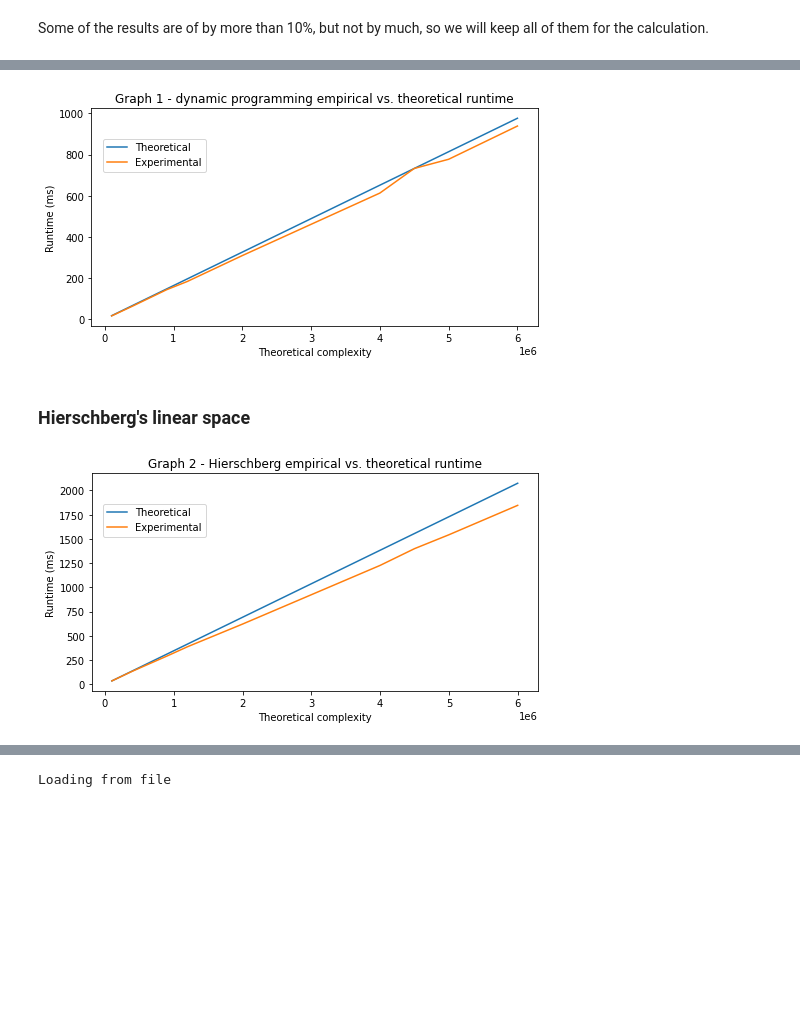
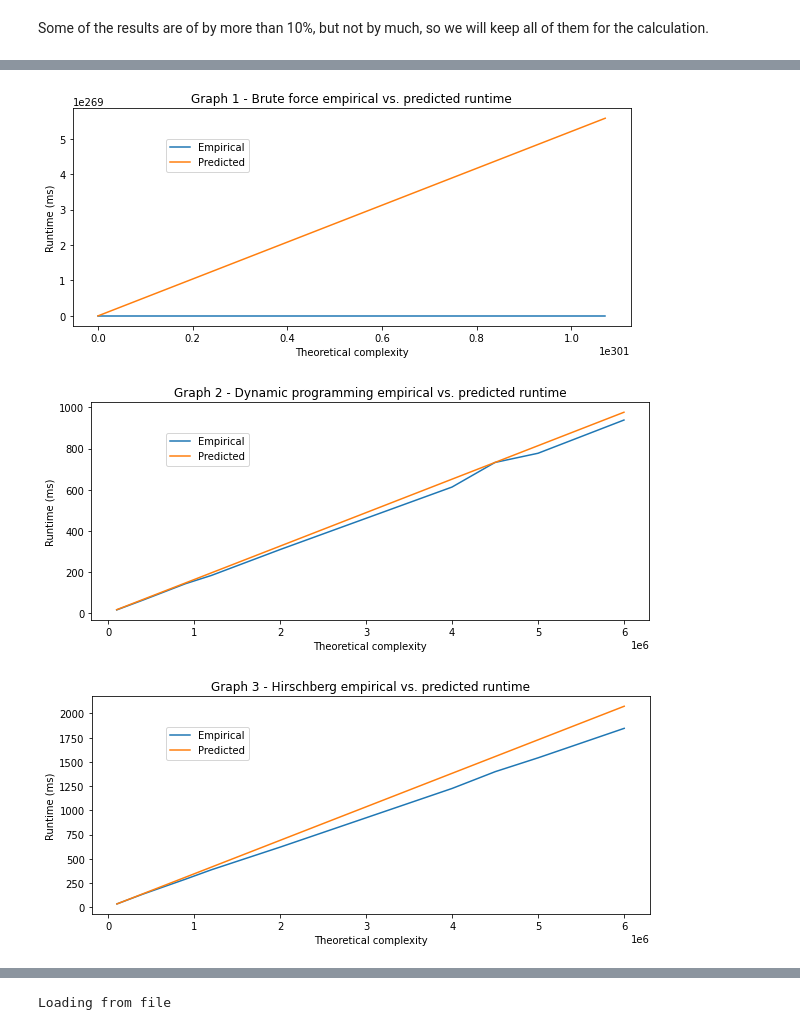
Before and after one commit to fau-masters-collected-works-cgarbin/cot6405-analysis-of-algorithms, a Jupyter notebook: longest-common-subsequence/lcs-experiments.ipynb, the cells around one changed output, grey strips where cells are left out. Saved outputs shown, nothing was run; the diff lists cells and outputs as text; code cells hidden in the pictures; blank space fills up the shorter version.

Commit message:
Add graphs for larger input sizes

```diff
--- a/longest-common-subsequence/lcs-experiments.ipynb
+++ b/longest-common-subsequence/lcs-experiments.ipynb
@@ -383,5 +383,6 @@ This dataframe has the test results for all algorithms. It will be filtered in t
 # %%
-rt_results_raw, rt_results_summary = m.runtime(verbose=1, file='runtime-phase1')
+rt_results_raw, rt_results_summary = m.runtime(m.seq_phase1, verbose=1,
+    file='runtime-phase1')
 # %% [output]
 Loading from file
 # %% [markdown]
@@ -472,21 +484,21 @@ The graphs below compare the empirica runtime with the predicted runtime. The pr
 # %%
-def plot_empirical_theoretical_rt(data, title):
-    fig = plt.figure(figsize=(8,4))
+graph_number = 0
+def plot_empirical_predicted_rt(data, title):
+    '''Auxiliary function to plot the graphs consistently for all algorithms.'''
+    global graph_number
+    graph_number +=1
+    fig = plt.figure(figsize=(10,4))
+    sns.lineplot(x=m.DF_THEORETICAL_COMPLEXITY, y=m.DF_EMPIRICAL_RT, data=data)
     sns.lineplot(x=m.DF_THEORETICAL_COMPLEXITY, y=m.DF_PREDICTED_RT, data=data)
-    ax = sns.lineplot(x=m.DF_THEORETICAL_COMPLEXITY, y=m.DF_EMPIRICAL_RT, data=data)
-    plt.title(title)
+    plt.title('Graph {} - {} empirical vs. predicted runtime'.format(
+        graph_number, title))
     plt.ylabel("Runtime (ms)")
-    fig.legend(['Theoretical', 'Experimental'], bbox_to_anchor=(0.3, 0.8))
+    fig.legend(['Empirical', 'Predicted'], bbox_to_anchor=(0.3, 0.8))
     plt.show()
-
-plot_empirical_theoretical_rt(rt_dp,
-    "Graph 1 - dynamic programming empirical vs. theoretical runtime")
-# %% [output]
-[figure, removed]
-# %% [markdown]
-### Hierschberg's linear space
-# %%
-plot_empirical_theoretical_rt(rt_h,
-    "Graph 2 - Hierschberg empirical vs. theoretical runtime")
-# %% [output]
-[figure, removed]
+# %%
+for alg in (rt_bf, rt_dp, rt_h):
+    plot_empirical_predicted_rt(alg, alg.iloc[0][m.DF_ALGORITHM])
+# %% [output]
+[figure, added]
+[figure, added]
+[figure, added]
```
Also changed, not shown: parts of 20 cells of this notebook.
